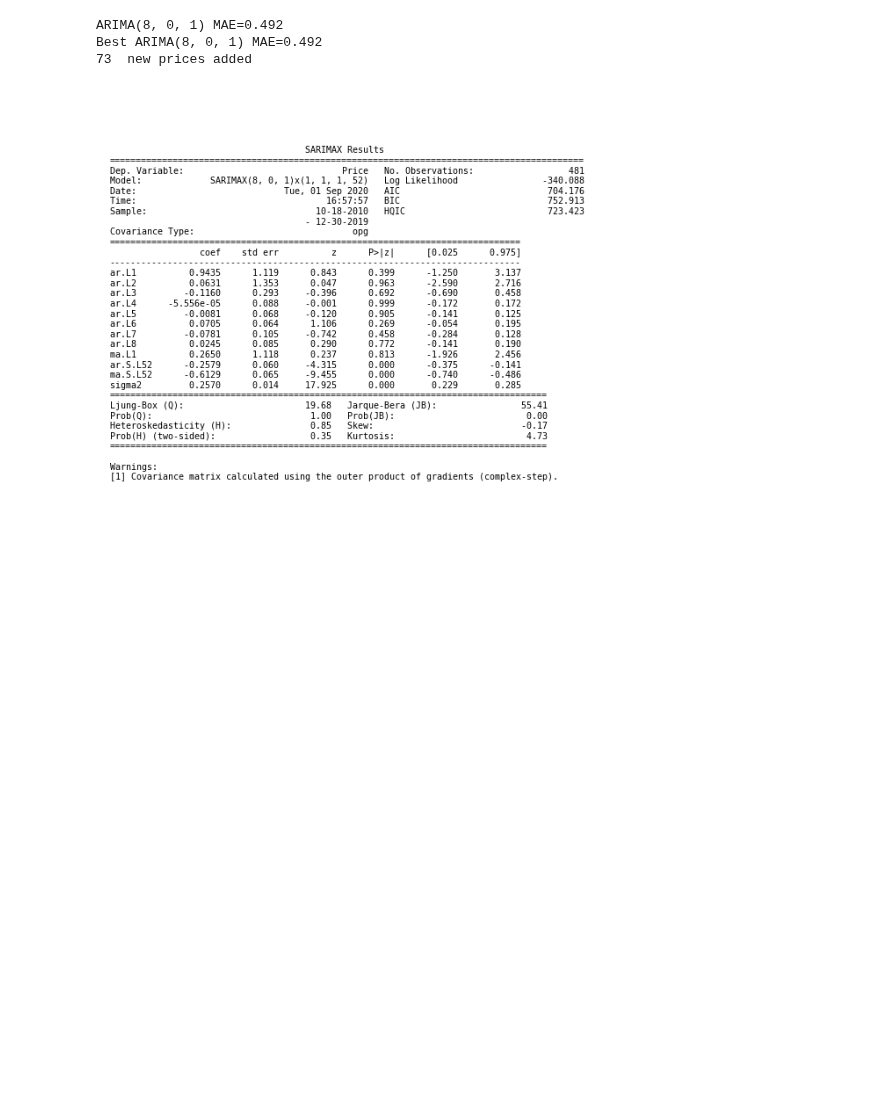
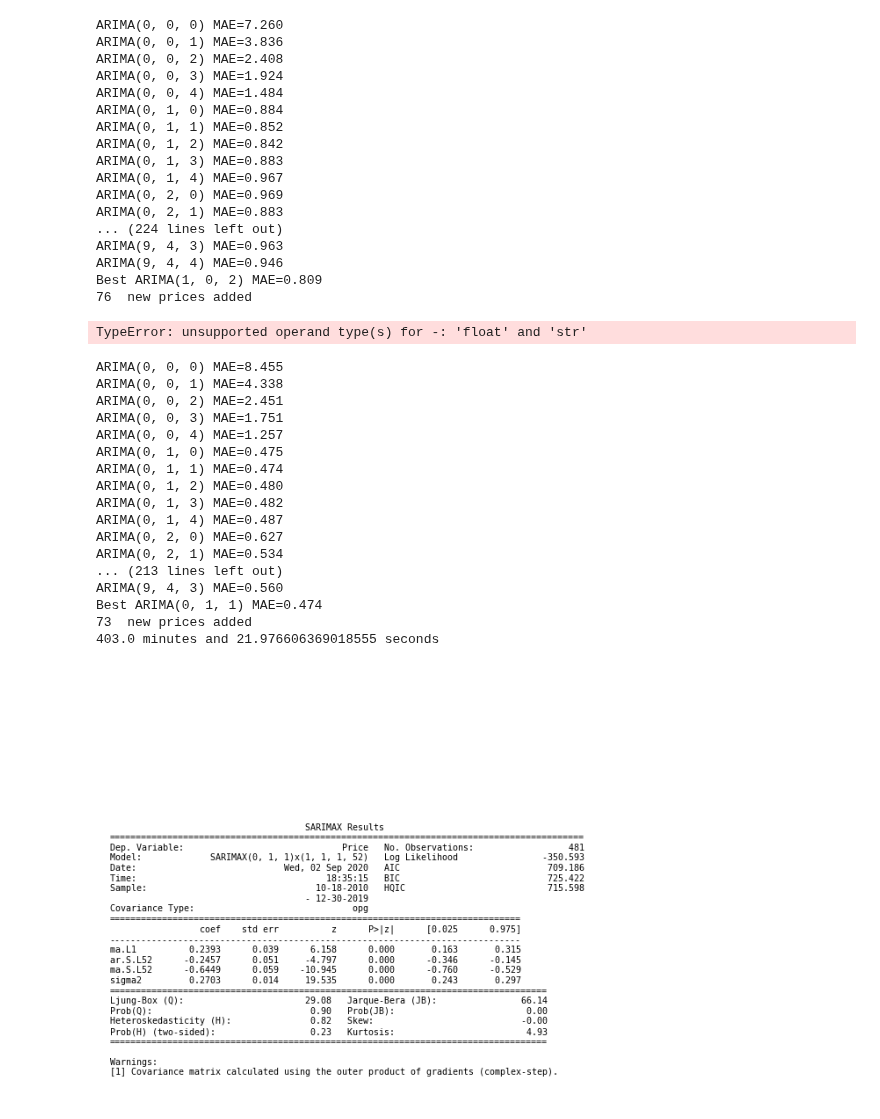
Before and after one commit to matozqui/Berries_Pricing, a Jupyter notebook: notebooks/processing/train_calls_us_arima.ipynb, the cells around one changed output. Cells and saved outputs as stored; diff of their text form; code cells hidden in the pictures; blank space fills up the shorter version.

Commit message:
US model trained and volume+prices data updated

```diff
--- a/notebooks/processing/train_calls_us_arima.ipynb
+++ b/notebooks/processing/train_calls_us_arima.ipynb
@@ -18,7 +18,7 @@ start = time.time()
 # Training
 
 ctry = 'US'
-crop = 'RASPBERRIES'
+crop = 'BLUEBERRIES'
 trade_ctry = 'MX'
 ctgr = 'std'
 
@@ -47,10 +47,77 @@ minutes = duration // 60
 seconds = duration - (minutes * 60)
 print(f"{minutes} minutes and {seconds} seconds")
 # %% [output]
-ARIMA(8, 0, 1) MAE=0.492
-Best ARIMA(8, 0, 1) MAE=0.492
-73  new prices added
+ARIMA(0, 0, 0) MAE=7.260
+ARIMA(0, 0, 1) MAE=3.836
+ARIMA(0, 0, 2) MAE=2.408
+ARIMA(0, 0, 3) MAE=1.924
+ARIMA(0, 0, 4) MAE=1.484
+ARIMA(0, 1, 0) MAE=0.884
+ARIMA(0, 1, 1) MAE=0.852
+ARIMA(0, 1, 2) MAE=0.842
+ARIMA(0, 1, 3) MAE=0.883
+ARIMA(0, 1, 4) MAE=0.967
+ARIMA(0, 2, 0) MAE=0.969
+ARIMA(0, 2, 1) MAE=0.883
+... (224 lines left out)
+ARIMA(9, 4, 3) MAE=0.963
+ARIMA(9, 4, 4) MAE=0.946
+Best ARIMA(1, 0, 2) MAE=0.809
+76  new prices added
-[figure, removed]
+TypeError: unsupported operand type(s) for -: 'float' and 'str'
+# %%
+time_start = time.time()
+
+# Training
+
+ctry = 'US'
+crop = 'RASPBERRIES'
+trade_ctry = 'MX'
+ctgr = 'std'
+
+train.train_arima_model(crop,ctry,trade_ctry,ctgr)
+
+# Inference
+
+regn = ''
+pkge = ''
+crcy = 'USD'
+msre = 'KG'
+mdel = 'ARIMA'
+
+from dateutil.relativedelta import relativedelta
+from datetime import date
+
+start = date.today().strftime('%Y-01-01')
+end = (date.today() + relativedelta(years=1)).strftime('%Y-12-31')
+
+df_pred = inf.get_prediction(ctry,crop,trade_ctry,regn,ctgr,pkge,crcy,msre,mdel,start,end)
+inf.load_predictions_db(df_pred,ctry,crop,trade_ctry,regn,ctgr,pkge,crcy,msre,mdel)
+
+time_end = time.time()
+duration = time_end - time_start
+minutes = duration // 60
+seconds = duration - (minutes * 60)
+print(f"{minutes} minutes and {seconds} seconds")
+# %% [output]
+ARIMA(0, 0, 0) MAE=8.455
+ARIMA(0, 0, 1) MAE=4.338
+ARIMA(0, 0, 2) MAE=2.451
+ARIMA(0, 0, 3) MAE=1.751
+ARIMA(0, 0, 4) MAE=1.257
+ARIMA(0, 1, 0) MAE=0.475
+ARIMA(0, 1, 1) MAE=0.474
+ARIMA(0, 1, 2) MAE=0.480
+ARIMA(0, 1, 3) MAE=0.482
+ARIMA(0, 1, 4) MAE=0.487
+ARIMA(0, 2, 0) MAE=0.627
+ARIMA(0, 2, 1) MAE=0.534
+... (213 lines left out)
+ARIMA(9, 4, 3) MAE=0.560
+Best ARIMA(0, 1, 1) MAE=0.474
+73  new prices added
+403.0 minutes and 21.976606369018555 seconds
+[figure, added]
 # %%
 start = time.time()
 
```
Also changed, not shown: parts of 2 cells of this notebook, 12 other files.
